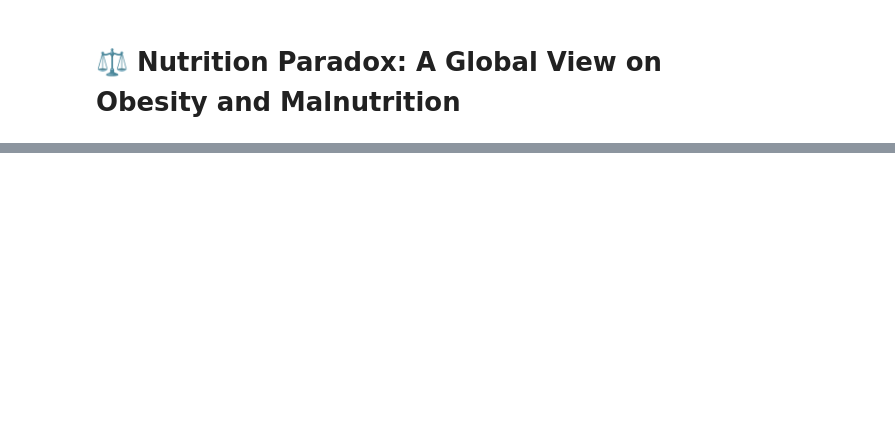
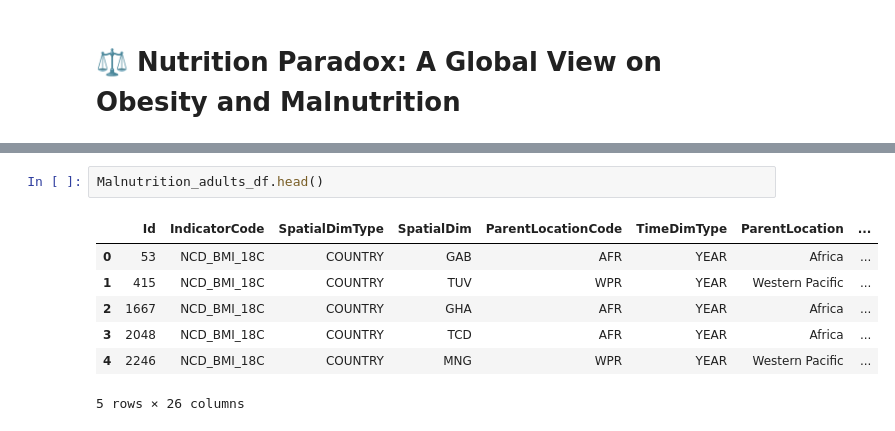
Before and after one commit to ArunK-ML/Project---Nutrition-Paradox-A-Global-View-on-Obesity-and-Malnutrition, a Jupyter notebook: Nutrition_Paradox.ipynb, the cells around one changed output, grey strips where cells are left out. Cells and saved outputs as stored; diff of their text form; blank space fills up the shorter version.

```diff
--- a/Nutrition_Paradox.ipynb
+++ b/Nutrition_Paradox.ipynb
@@ -59,0 +56,10 @@ Malnutrition_children_df = pd.DataFrame(Malnutrition_children["value"])
+# %%
+Malnutrition_adults_df.head()
+# %% [output]
+|  | Id | IndicatorCode | SpatialDimType | SpatialDim | ParentLocationCode | TimeDimType | ParentLocation | ... |
+| 0 | 53 | NCD_BMI_18C | COUNTRY | GAB | AFR | YEAR | Africa | ... |
+| 1 | 415 | NCD_BMI_18C | COUNTRY | TUV | WPR | YEAR | Western Pacific | ... |
+| 2 | 1667 | NCD_BMI_18C | COUNTRY | GHA | AFR | YEAR | Africa | ... |
+| 3 | 2048 | NCD_BMI_18C | COUNTRY | TCD | AFR | YEAR | Africa | ... |
+| 4 | 2246 | NCD_BMI_18C | COUNTRY | MNG | WPR | YEAR | Western Pacific | ... |
+5 rows × 26 columns
```
Also changed, not shown: parts of 5 cells of this notebook.
